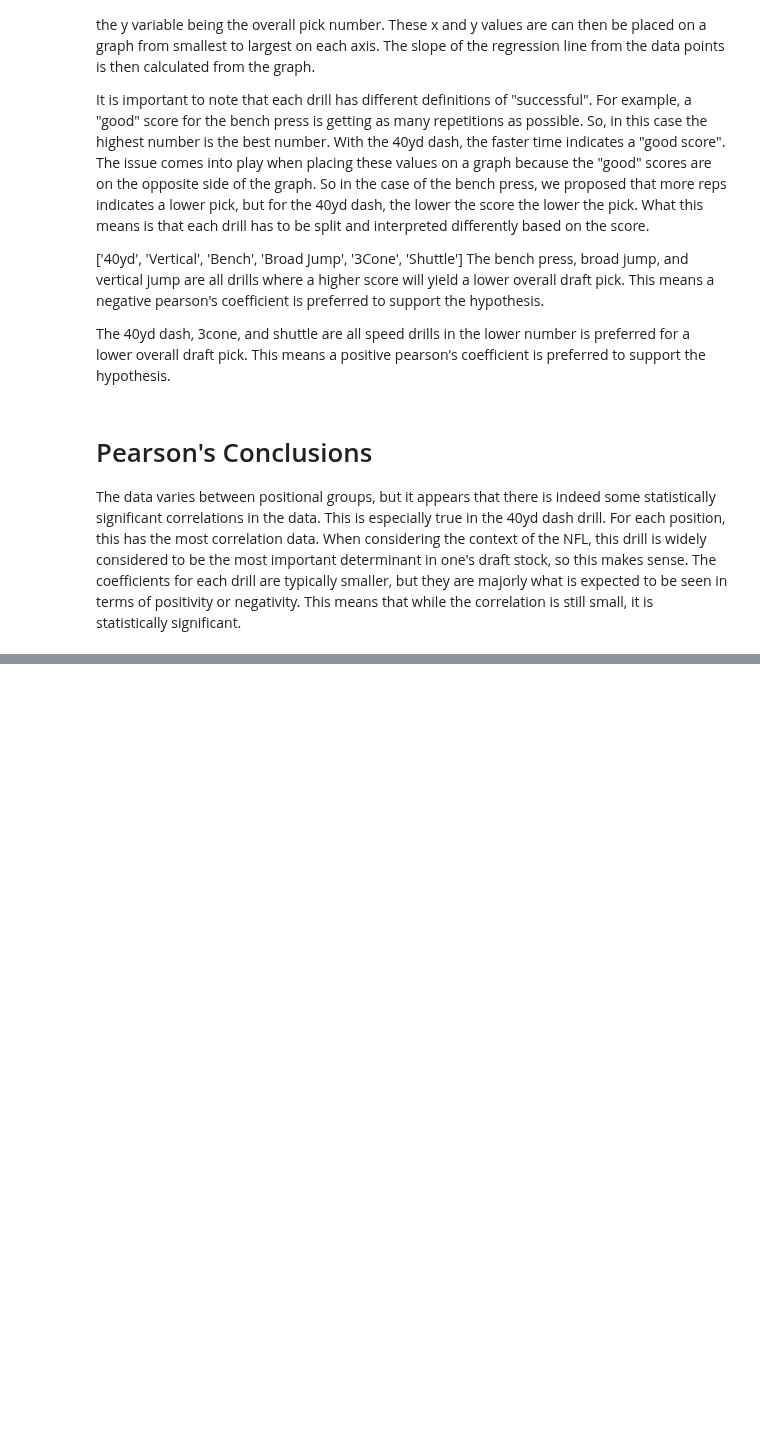
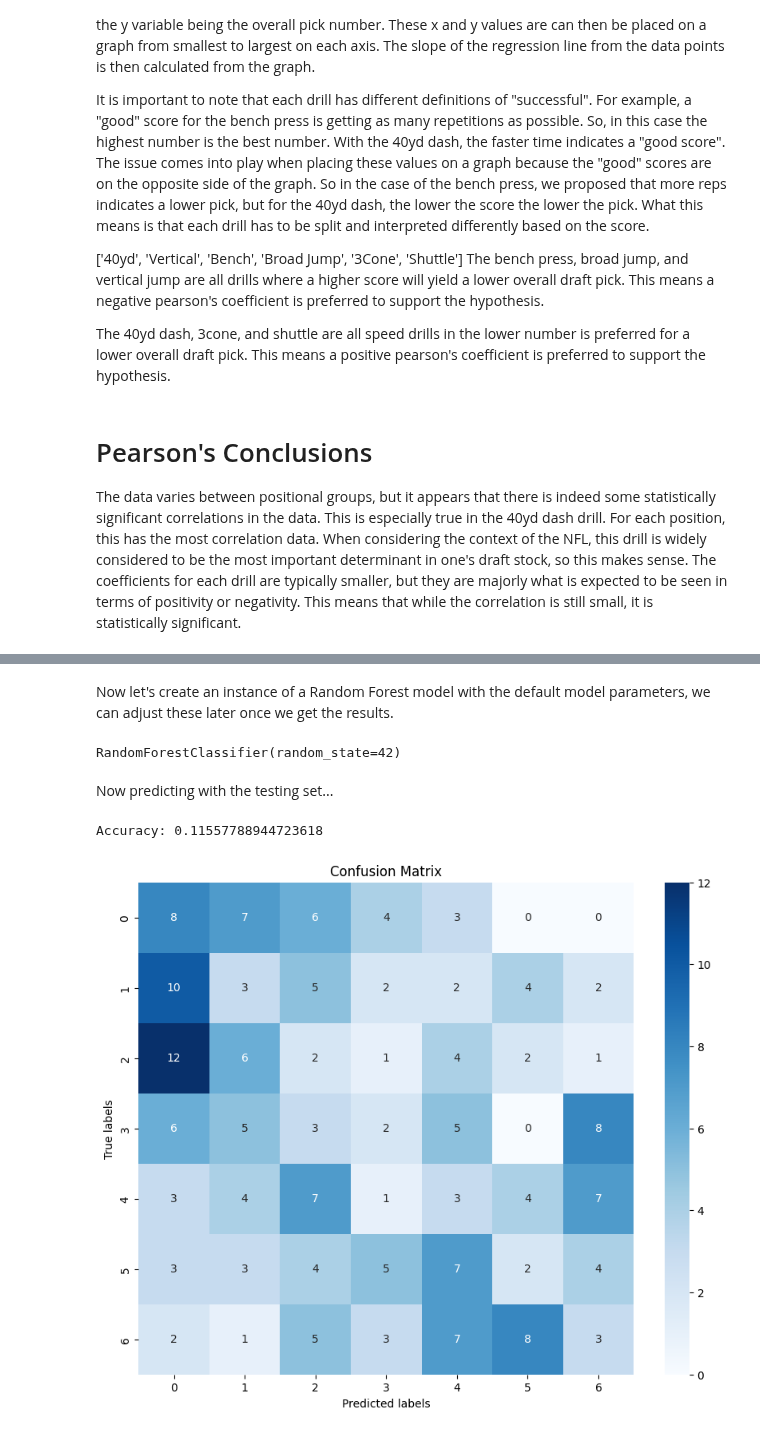
Before and after one commit to mcdonaldpmsoe/CSC2621-Final, a Jupyter notebook: main.ipynb, the cells around one changed output, grey strips where cells are left out. Cells and saved outputs as stored; diff of their text form; code cells hidden in the pictures; blank space fills up the shorter version.

Commit message:
Adding random forest

```diff
--- a/main.ipynb
+++ b/main.ipynb
@@ -463,0 +472,34 @@ The data varies between positional groups, but it appears that there is indeed s
+# %%
+features = final_combine_data.drop('round', axis=1)
+target = final_combine_data['round']
+
+X_train, X_test, y_train, y_test = train_test_split(features, target, test_size=0.2, random_state=42, stratify=target)
+# %% [markdown]
+Now let's create an instance of a Random Forest model with the default model parameters, we can adjust these later once we get the results.
+# %%
+rf = RandomForestClassifier(random_state=42)
+rf.fit(X_train, y_train)
+# %% [output]
+RandomForestClassifier(random_state=42)
+# %% [markdown]
+Now predicting with the testing set...
+# %%
+y_pred = rf.predict(X_test)
+accuracy = accuracy_score(y_test, y_pred)
+print(f"Accuracy: {accuracy}")
+# %% [output]
+Accuracy: 0.11557788944723618
+# %%
+def show_confusion_matrix(true_values, predicted_values):
+    conf_matrix = confusion_matrix(true_values, predicted_values)
+
+    plt.figure(figsize=(10, 8))
+    sns.heatmap(conf_matrix, annot=True, cmap='Blues', fmt='d')
+    plt.xlabel('Predicted labels')
+    plt.ylabel('True labels')
+    plt.title('Confusion Matrix')
+    plt.show()
+# %%
+show_confusion_matrix(y_test, y_pred)
+# %% [output]
+[figure, added]
```
Also changed, not shown: parts of 24 cells of this notebook.
